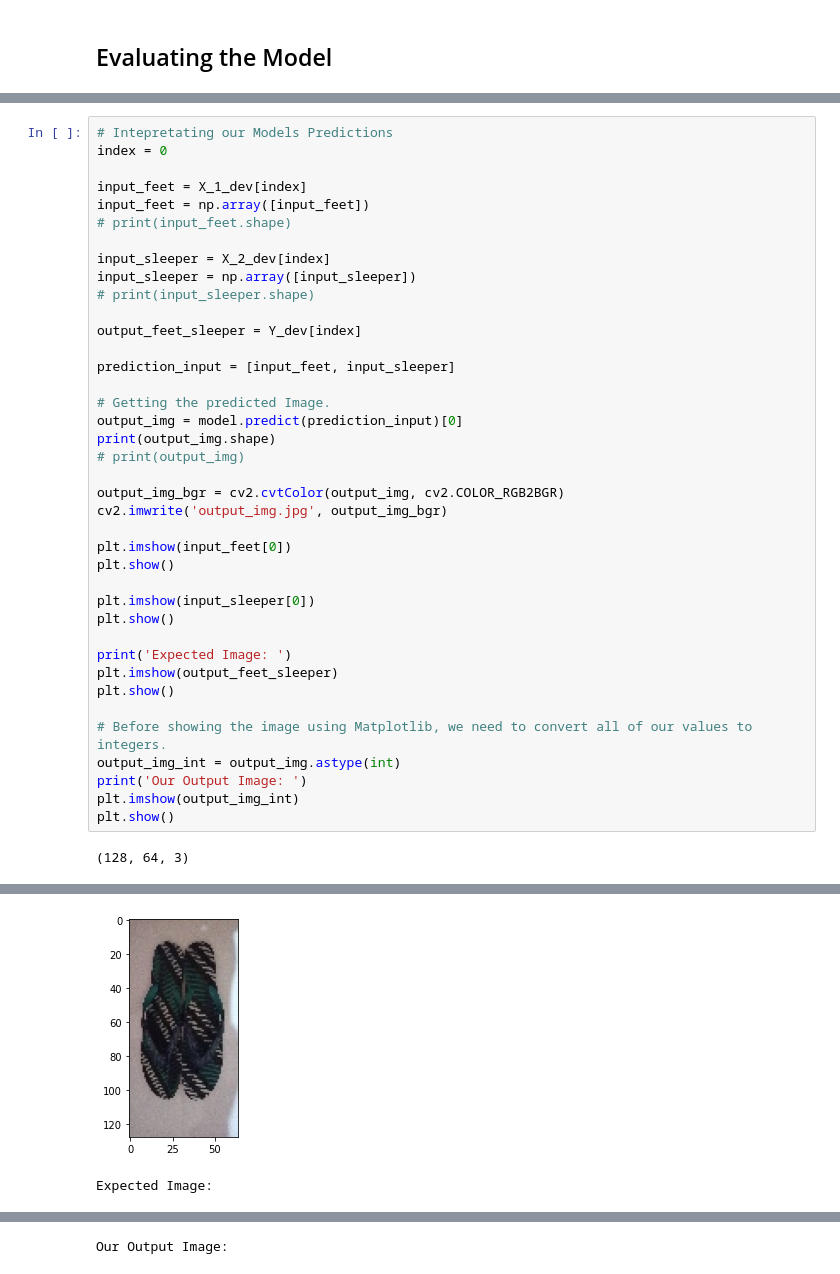
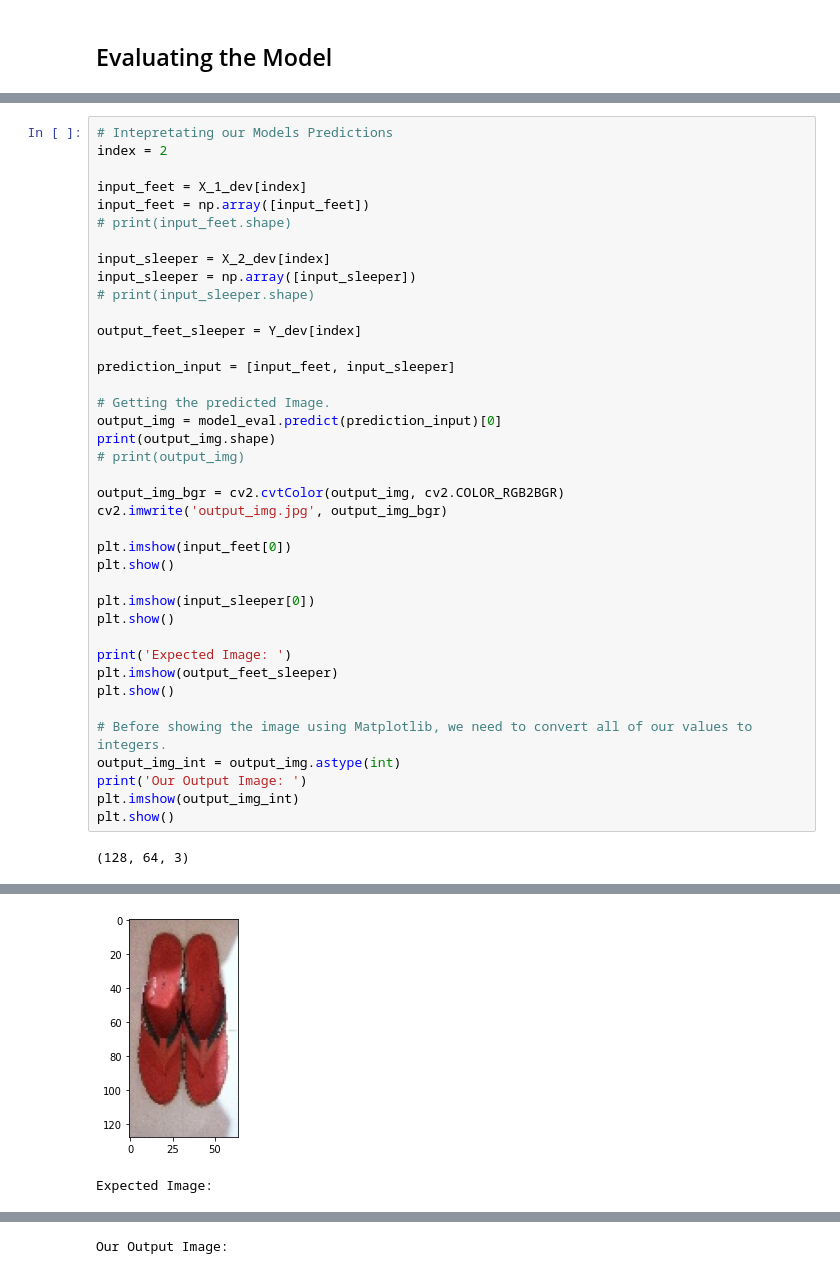
Before and after one commit to Sai-Nilayam/image_generative_model, a Jupyter notebook: machine_learning.ipynb, the cells around one changed output, grey strips where cells are left out. Saved outputs shown, nothing was run; the diff lists cells and outputs as text.

```diff
--- a/machine_learning.ipynb
+++ b/machine_learning.ipynb
@@ -219,7 +219,7 @@ Non-trainable params: 0
 __________________________________________________________________________________________________
 # %%
 # Intepretating our Models Predictions
-index = 0
+index = 2
 
 input_feet = X_1_dev[index]
 input_feet = np.array([input_feet])
@@ -234,7 +234,7 @@ output_feet_sleeper = Y_dev[index]
 prediction_input = [input_feet, input_sleeper]
 
 # Getting the predicted Image.
-output_img = model.predict(prediction_input)[0]
+output_img = model_eval.predict(prediction_input)[0]
 print(output_img.shape)
 # print(output_img)
 
@@ -262,2 +262,2 @@ plt.show()
-[figure, old version]
+[figure, new version]
 Expected Image:
```
Also changed, not shown: parts of 1 cell of this notebook, 2 other files.
